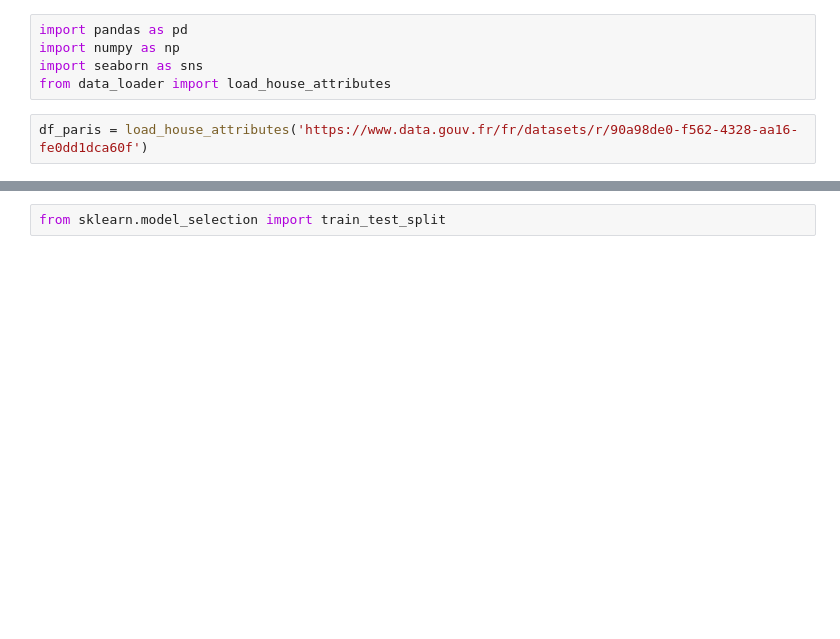
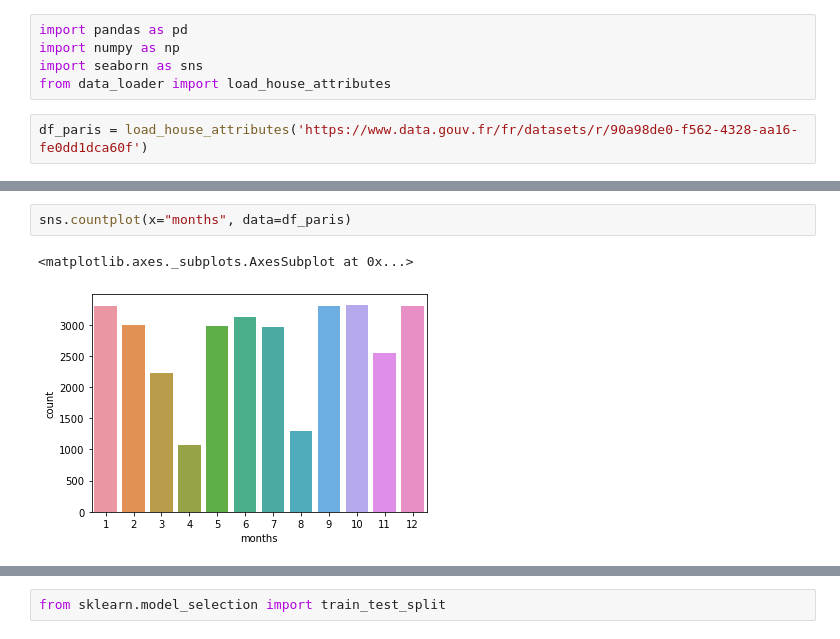
Before and after one commit to EvaGayraud/Projet-VF, a Jupyter notebook: Valeur_Fonciere.ipynb, the cells around one changed output, grey strips where cells are left out. Saved outputs shown, nothing was run; the diff lists cells and outputs as text; blank space fills up the shorter version.

```diff
--- a/Valeur_Fonciere.ipynb
+++ b/Valeur_Fonciere.ipynb
@@ -68,0 +68,5 @@ sns.pairplot(df_paris[['Valeur fonciere','Surface reelle bati','Nombre pieces pr
+# %%
+sns.countplot(x="months", data=df_paris)
+# %% [output]
+<matplotlib.axes._subplots.AxesSubplot at 0x...>
+[figure, added]
```
Also changed, not shown: parts of 24 cells of this notebook, 5 other files.
